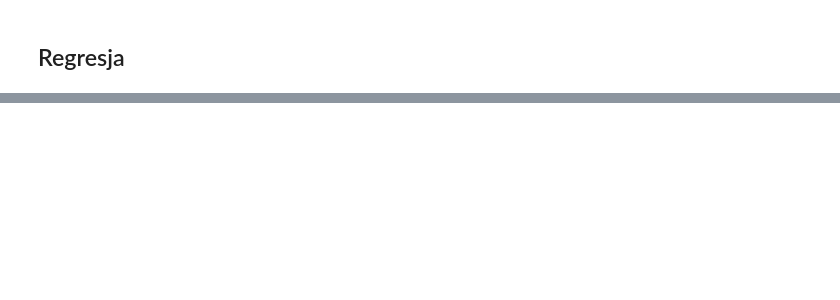
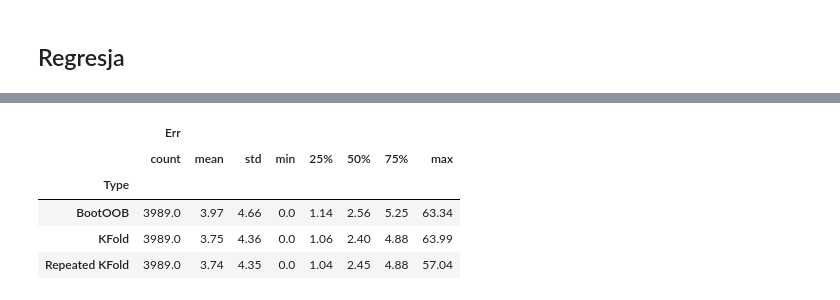
Before and after one commit to Walczi123/Projekt_Przetwarzanie_Danych, a Jupyter notebook: classification.ipynb, the cells around one changed output, grey strips where cells are left out. Cells and saved outputs as stored; diff of their text form; code cells hidden in the pictures; blank space fills up the shorter version.

```diff
--- a/classification.ipynb
+++ b/classification.ipynb
@@ -287,0 +184,10 @@ stats
+# %%
+stats = d_err.groupby('Type').describe().round(2)
+stats
+# %% [output]
+|  | Err |  |  |  |  |  |  |  |
+|  | count | mean | std | min | 25% | 50% | 75% | max |
+| Type |  |  |  |  |  |  |  |  |
+| BootOOB | 3989.0 | 3.97 | 4.66 | 0.0 | 1.14 | 2.56 | 5.25 | 63.34 |
+| KFold | 3989.0 | 3.75 | 4.36 | 0.0 | 1.06 | 2.40 | 4.88 | 63.99 |
+| Repeated KFold | 3989.0 | 3.74 | 4.35 | 0.0 | 1.04 | 2.45 | 4.88 | 57.04 |
```
Also changed, not shown: parts of 54 cells of this notebook, 1 other file.
